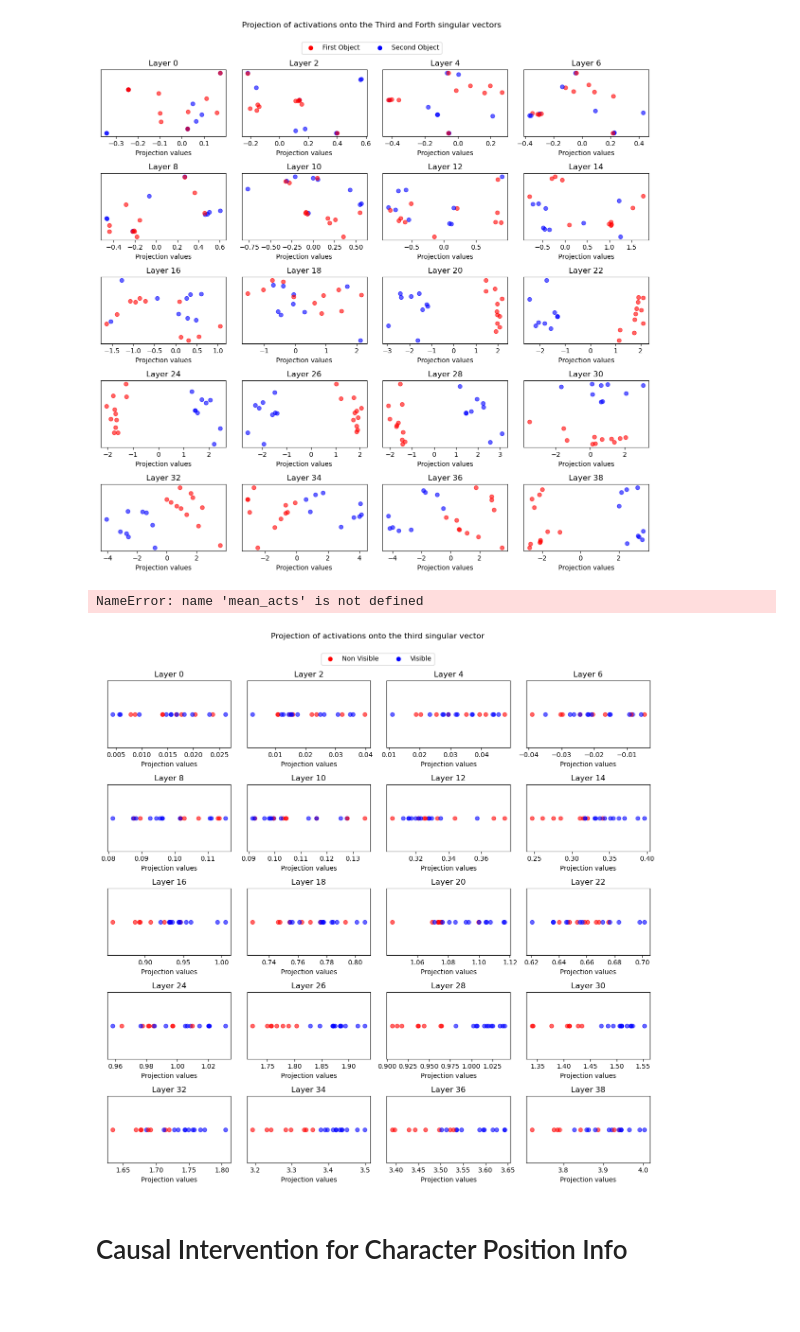
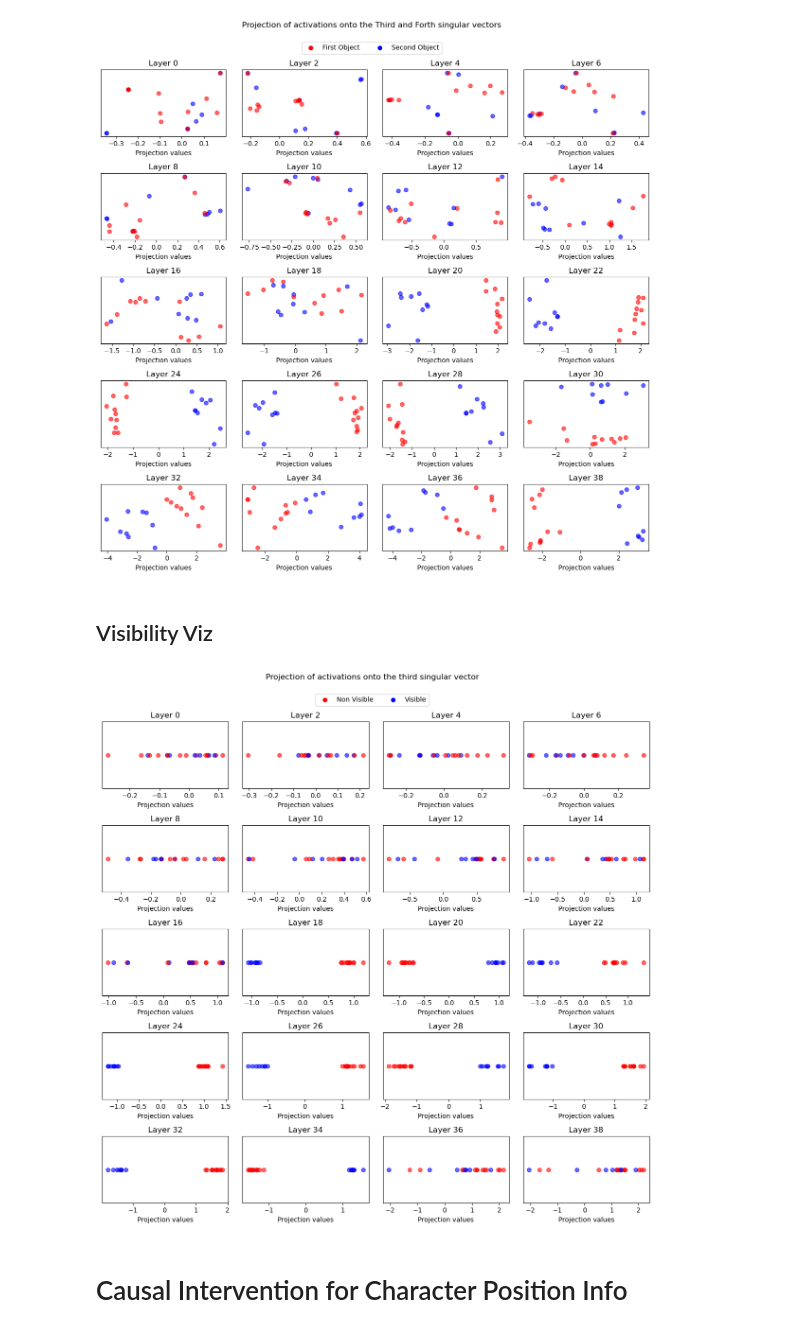
Before and after one commit to umango101/belief_tracking, a Jupyter notebook: notebooks/rep_analysis.ipynb, the cells around one changed output. Drawn from its saved outputs; the diff is of its cells as text; code cells hidden in the pictures; blank space fills up the shorter version.

```diff
--- a/notebooks/rep_analysis.ipynb
+++ b/notebooks/rep_analysis.ipynb
@@ -114,11 +84,11 @@ cached_acts = torch.load("../scripts/pos_cached_acts.pt")
 # %%
 # Compute SVD over each layer activations
 for l in tqdm(range(41)):
-    _, singular_values, Vh = torch.linalg.svd(cached_acts[:, l, 1, :].cuda(), full_matrices=False)
-    torch.save(singular_values, f"../svd_results/obj_pos/singular_values_{l}.pt")
-    torch.save(Vh, f"../svd_results/obj_pos/Vh_{l}.pt")
+    _, singular_values, Vh = torch.linalg.svd(cached_acts[:, l, 0, :].cuda(), full_matrices=False)
+    torch.save(singular_values, f"../svd_results/charac_visibility/singular_values_{l}.pt")
+    torch.save(Vh, f"../svd_results/charac_visibility/Vh_{l}.pt")
 
-    cached_acts[:, l, 1, :].cpu()
+    cached_acts[:, l, 0, :].cpu()
 # %% [markdown]
 # Load Dataset
 # %%
@@ -134,7 +104,7 @@ for _ in range(n_samples):
     states = random.sample(all_states[template_1["state_type"]], 2)
     event_idx = None
     event_noticed = False
-    visibility = False
+    visibility = random.choice([True, False])
 
     sample = SampleV3(
         template=template_2 if visibility else template_1,
@@ -150,7 +120,7 @@ for _ in range(n_samples):
 dataset = DatasetV3(configs)
 dataloader = DataLoader(dataset, batch_size=1, shuffle=False)
 # %%
-idx = 2
+idx = 0
 sample = dataset[idx]
 print(sample['prompt'], sample['target'], sample['visibility'])
 # %% [output]
@@ -176,6 +146,6 @@ for bi, data in tqdm(enumerate(dataloader), total=len(dataloader)):
 
             with tracer.invoke(prompt):
                 for l in range(model.config.num_hidden_layers):
-                    acts[bi, l] = model.model.layers[l].output[0][0, -5].cpu().save()
+                    acts[bi, l] = model.model.layers[l].output[0][0, -8].cpu().save()
 # %% [markdown]
 # Projection & Visualization onto Singular Vectors
@@ -259,86 +233,48 @@ plt.tight_layout(rect=[0, 0, 1, 0.95])  # Adjust layout to fit the legend
 plt.savefig("../plots/rep_viz/obj_pos_SV_3_4.png", dpi=300)
 # %% [output]
 [figure]
+# %% [markdown]
+## Visibility Viz
 # %%
 projected_acts = {}
 for l in range(0, 40, 2):
-    # V = torch.load(f"../svd_results/visibility/Vh_{l}.pt")
-    acts_l = acts[:, l, :]
-    projected_acts[l] = torch.matmul(acts_l, mean_acts[l]).cpu().numpy()
+    V = torch.load(f"../svd_results/charac_pos/Vh_{l}.pt")
+    acts_l = acts[:, l, :].cuda()
+    projected_acts[l] = torch.matmul(acts_l, V[2:3, :].t()).cpu().numpy()
 
     del acts_l
     torch.cuda.empty_cache()
 
 # Create a plot with 10 subplots, each subplot showing the projection of activations of layer l onto the first singular vector.
 fig, axs = plt.subplots(5, 4, figsize=(12, 12))
 for l in range(0, 40, 2):
     i = l//2
 
     for j, idx in enumerate(visibility):
         axs[i // 4, i % 4].scatter(
-            projected_acts[l][j],
-            np.zeros_like(projected_acts[l][j]),
+            projected_acts[l][j][0],
+            np.zeros_like(projected_acts[l][j][0]),
             color='r' if idx == 0 else 'b',
             alpha=0.6
         )
 
     axs[i // 4, i % 4].set_title(f"Layer {l}")
     axs[i // 4, i % 4].set_yticks([])
     axs[i // 4, i % 4].set_xlabel("Projection values")
 
 # Create a custom legend
 custom_legend = [
     plt.Line2D([0], [0], marker='o', color='w', markerfacecolor='r', markersize=8, label="Non Visible"),
     plt.Line2D([0], [0], marker='o', color='w', markerfacecolor='b', markersize=8, label="Visible"),
 ]
 fig.legend(handles=custom_legend, loc='upper center', ncol=2, bbox_to_anchor=(0.5, 0.95))
 
 plt.suptitle("Projection of activations onto the third singular vector")
 plt.tight_layout(rect=[0, 0, 1, 0.95])  # Adjust layout to fit the legend
 plt.show()
 # plt.savefig("../plots/rep_viz/third_SV.png", dpi=300)
 # %% [output]
-NameError: name 'mean_acts' is not defined
+[figure, added]
-# %%
-projected_acts = {}
-for l in range(0, 40, 2):
-    V = torch.load(f"../svd_results/visibility/Vh_{l}.pt")
-    acts_l = acts[:, l, :].cuda()
-    projected_acts[l] = torch.matmul(acts_l, V[:1, :].t()).cpu().numpy()
-
-    del acts_l, V
-    torch.cuda.empty_cache()
-
-# Create a plot with 10 subplots, each subplot showing the projection of activations of layer l onto the first singular vector.
-fig, axs = plt.subplots(5, 4, figsize=(12, 12))
-for l in range(0, 40, 2):
-    i = l//2
-
-    for j, idx in enumerate(visibility):
-        axs[i // 4, i % 4].scatter(
-            projected_acts[l][j][0],
-            np.zeros_like(projected_acts[l][j][0]),
-            color='r' if idx == 0 else 'b',
-            alpha=0.6
-        )
-
-    axs[i // 4, i % 4].set_title(f"Layer {l}")
-    axs[i // 4, i % 4].set_yticks([])
-    axs[i // 4, i % 4].set_xlabel("Projection values")
-
-# Create a custom legend
-custom_legend = [
-    plt.Line2D([0], [0], marker='o', color='w', markerfacecolor='r', markersize=8, label="Non Visible"),
-    plt.Line2D([0], [0], marker='o', color='w', markerfacecolor='b', markersize=8, label="Visible"),
-]
-fig.legend(handles=custom_legend, loc='upper center', ncol=2, bbox_to_anchor=(0.5, 0.95))
-
-plt.suptitle("Projection of activations onto the third singular vector")
-plt.tight_layout(rect=[0, 0, 1, 0.95])  # Adjust layout to fit the legend
-plt.show()
-# plt.savefig("../plots/rep_viz/third_SV.png", dpi=300)
-# %% [output]
-[figure, removed]
 # %% [markdown]
 # Causal Intervention for Character Position Info
 # %%
```
Also changed, not shown: parts of 18 cells of this notebook, 20 other files.
